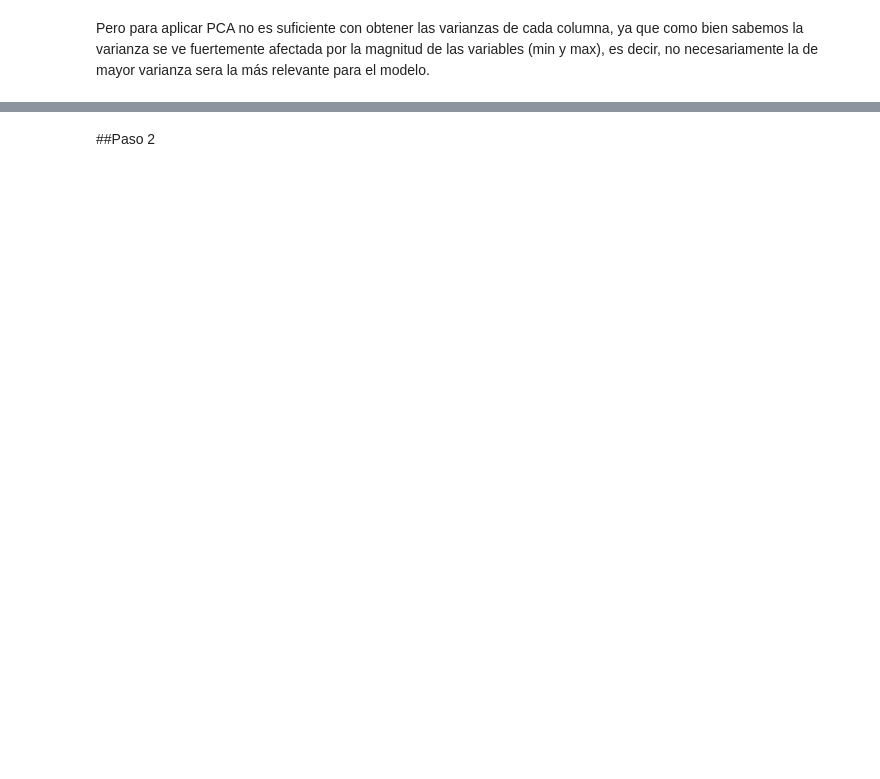
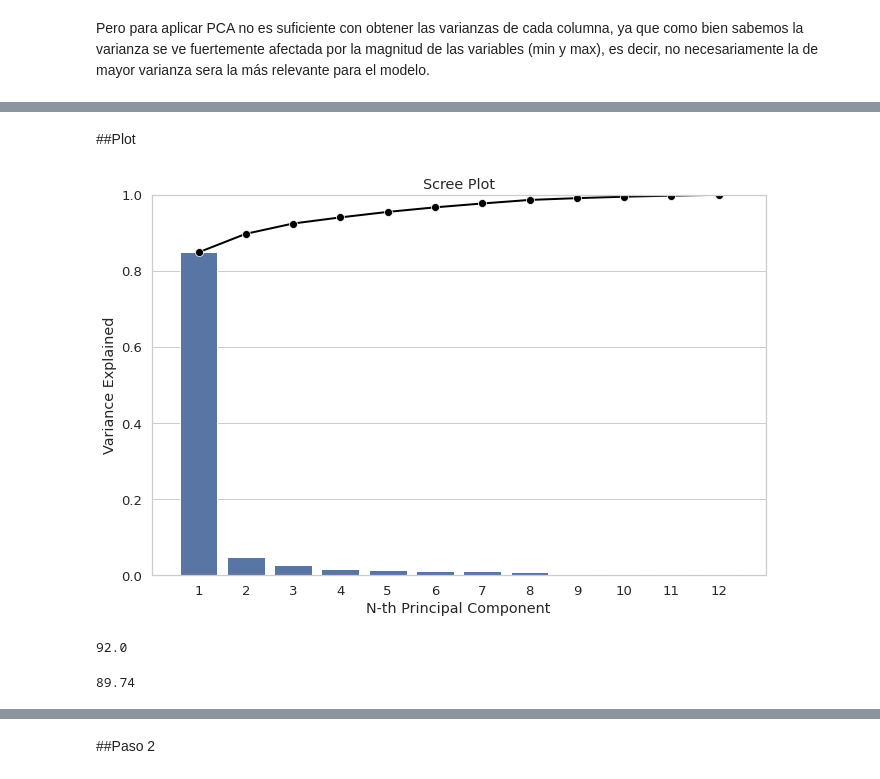
Before and after one commit to PosgradoMNA/actividades-del-projecto-Equipo91, a Jupyter notebook: Actividad_4.ipynb, the cells around one changed output, grey strips where cells are left out. Saved outputs shown, nothing was run; the diff lists cells and outputs as text; code cells hidden in the pictures; blank space fills up the shorter version.

```diff
--- a/Actividad_4.ipynb
+++ b/Actividad_4.ipynb
@@ -186,0 +280,10 @@ Varianza Edad   : 0.0 %
+# %%
+from sklearn.decomposition import PCA
+spc = PCA()
+spc.fit(dataframe.iloc[:, 3:].dropna(axis=0))
+spcSummary_df = pd.DataFrame({'Standard deviation': np.sqrt(spc.explained_variance_),
+                             'Proportion of variance': spc.explained_variance_ratio_,
+                             'Cumulative proportion': np.cumsum(spc.explained_variance_ratio_)
+                             })
+spcSummary_df = spcSummary_df.transpose()
+spcSummary_df
@@ -186,0 +295,40 @@ Varianza Edad   : 0.0 %
+# %% [markdown]
+##Plot
+# %%
+ComponentesPC = np.arange(spc.n_components_) + 1
+
+_ = sns.set(style = 'whitegrid',
+            font_scale = 1.2
+            )
+
+fig, ax = plt.subplots(figsize=(11, 7))
+
+_ = sns.barplot(x = ComponentesPC,
+                y = spc.explained_variance_ratio_,
+                color = 'b'
+                )
+
+_ = sns.lineplot(x = ComponentesPC-1,
+                 y = np.cumsum(spc.explained_variance_ratio_),
+                 color = 'black',
+                 linestyle = '-',
+                 linewidth = 2,
+                 marker = 'o',
+                 markersize = 8
+                 )
+
+plt.title('Scree Plot')
+plt.xlabel('N-th Principal Component')
+plt.ylabel('Variance Explained')
+plt.ylim(0, 1)
+plt.show()
+# %% [output]
+[figure, added]
+# %%
+((spcSummary_df.iloc[2][2])*100).round(0)
+# %% [output]
+92.0
+# %%
+((spcSummary_df.iloc[2][1])*100).round(2)
+# %% [output]
+89.74
```
Also changed, not shown: parts of 31 cells of this notebook.
